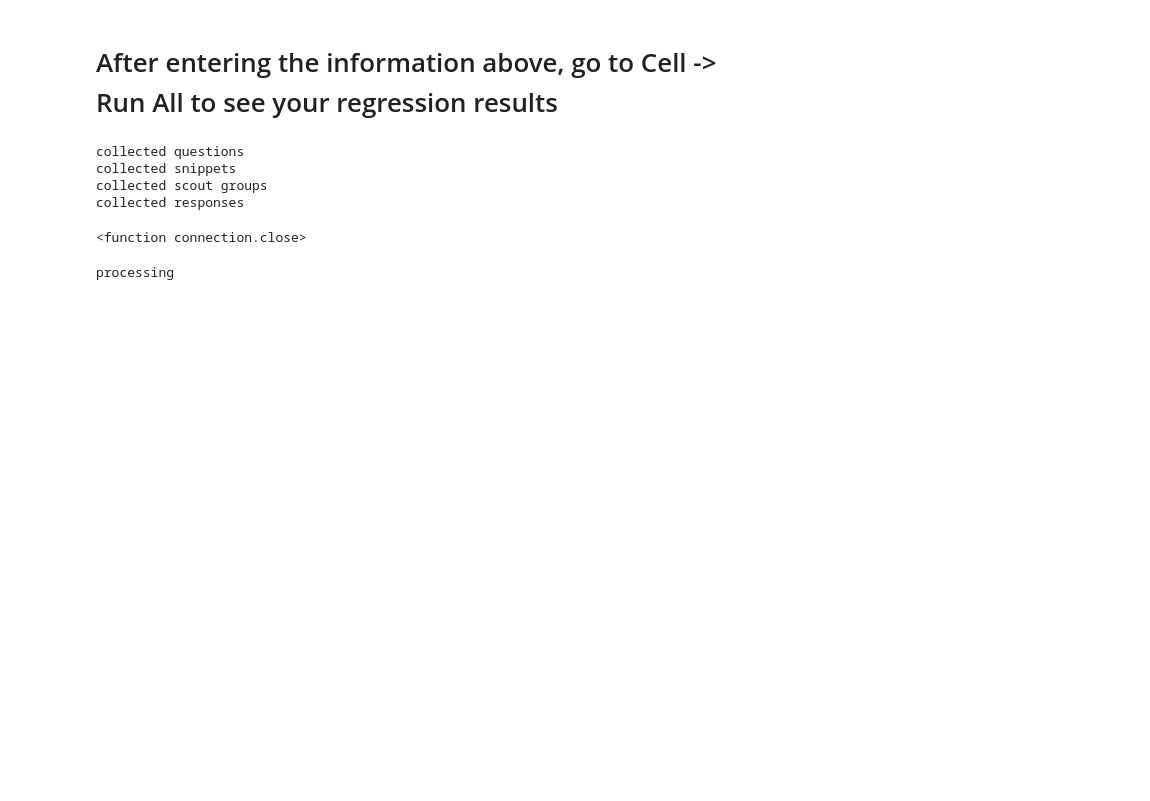
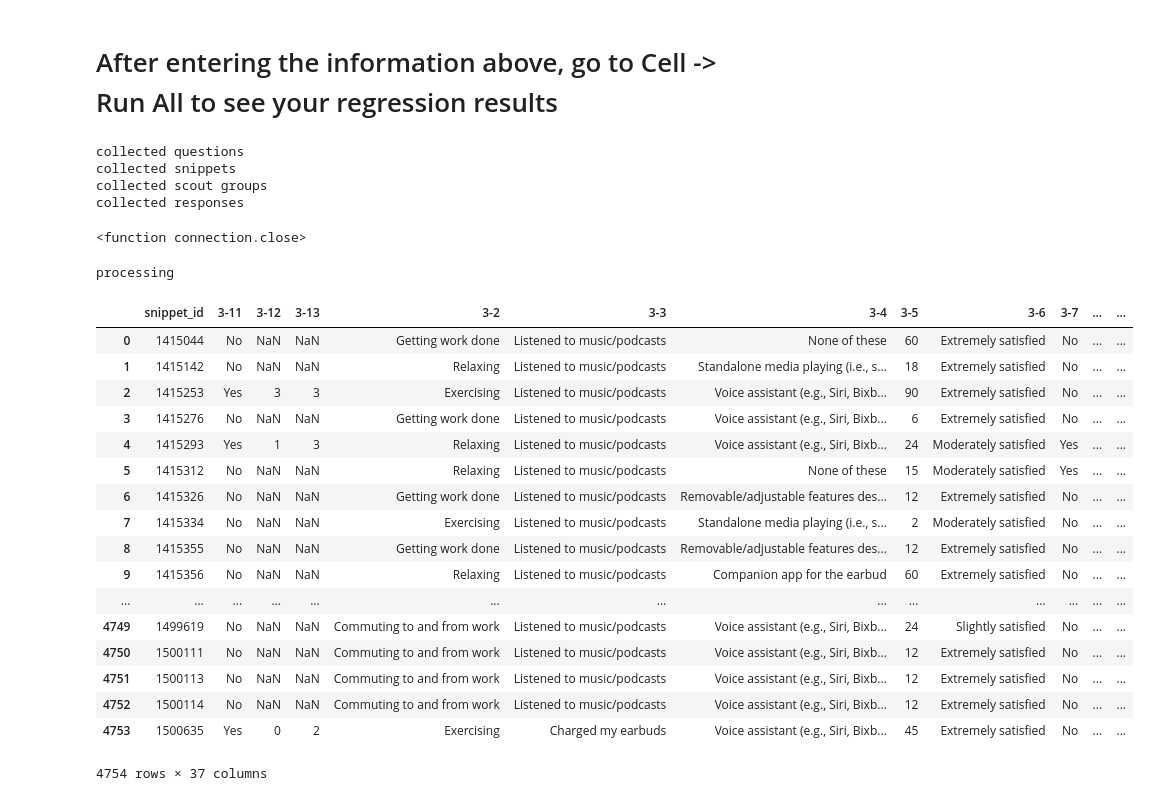
Before and after one commit to tshokair/jupyterhub_hosted, a Jupyter notebook: regression_tools/Export_part_data.ipynb, the cells around one changed output. Saved outputs shown, nothing was run; the diff lists cells and outputs as text; code cells hidden in the pictures; blank space fills up the shorter version.

Commit message:
changes to export

```diff
--- a/regression_tools/Export_part_data.ipynb
+++ b/regression_tools/Export_part_data.ipynb
@@ -256,0 +182,21 @@ part_df
+# %%
+fd.export_list[2]
+# %% [output]
+|  | snippet_id | 3-11 | 3-12 | 3-13 | 3-2 | 3-3 | 3-4 | 3-5 | 3-6 | 3-7 | ... | ... |
+| 0 | 1415044 | No | NaN | NaN | Getting work done | Listened to music/podcasts | None of these | 60 | Extremely satisfied | No | ... | ... |
+| 1 | 1415142 | No | NaN | NaN | Relaxing | Listened to music/podcasts | Standalone media playing (i.e., s... | 18 | Extremely satisfied | No | ... | ... |
+| 2 | 1415253 | Yes | 3 | 3 | Exercising | Listened to music/podcasts | Voice assistant (e.g., Siri, Bixb... | 90 | Extremely satisfied | No | ... | ... |
+| 3 | 1415276 | No | NaN | NaN | Getting work done | Listened to music/podcasts | Voice assistant (e.g., Siri, Bixb... | 6 | Extremely satisfied | No | ... | ... |
+| 4 | 1415293 | Yes | 1 | 3 | Relaxing | Listened to music/podcasts | Voice assistant (e.g., Siri, Bixb... | 24 | Moderately satisfied | Yes | ... | ... |
+| 5 | 1415312 | No | NaN | NaN | Relaxing | Listened to music/podcasts | None of these | 15 | Moderately satisfied | Yes | ... | ... |
+| 6 | 1415326 | No | NaN | NaN | Getting work done | Listened to music/podcasts | Removable/adjustable features des... | 12 | Extremely satisfied | No | ... | ... |
+| 7 | 1415334 | No | NaN | NaN | Exercising | Listened to music/podcasts | Standalone media playing (i.e., s... | 2 | Moderately satisfied | No | ... | ... |
+| 8 | 1415355 | No | NaN | NaN | Getting work done | Listened to music/podcasts | Removable/adjustable features des... | 12 | Extremely satisfied | No | ... | ... |
+| 9 | 1415356 | No | NaN | NaN | Relaxing | Listened to music/podcasts | Companion app for the earbud | 60 | Extremely satisfied | No | ... | ... |
+| ... | ... | ... | ... | ... | ... | ... | ... | ... | ... | ... | ... | ... |
+| 4749 | 1499619 | No | NaN | NaN | Commuting to and from work | Listened to music/podcasts | Voice assistant (e.g., Siri, Bixb... | 24 | Slightly satisfied | No | ... | ... |
+| 4750 | 1500111 | No | NaN | NaN | Commuting to and from work | Listened to music/podcasts | Voice assistant (e.g., Siri, Bixb... | 12 | Extremely satisfied | No | ... | ... |
+| 4751 | 1500113 | No | NaN | NaN | Commuting to and from work | Listened to music/podcasts | Voice assistant (e.g., Siri, Bixb... | 12 | Extremely satisfied | No | ... | ... |
+| 4752 | 1500114 | No | NaN | NaN | Commuting to and from work | Listened to music/podcasts | Voice assistant (e.g., Siri, Bixb... | 12 | Extremely satisfied | No | ... | ... |
+| 4753 | 1500635 | Yes | 0 | 2 | Exercising | Charged my earbuds | Voice assistant (e.g., Siri, Bixb... | 45 | Extremely satisfied | No | ... | ... |
+4754 rows × 37 columns
```
Also changed, not shown: parts of 6 cells of this notebook, 1 other file.
